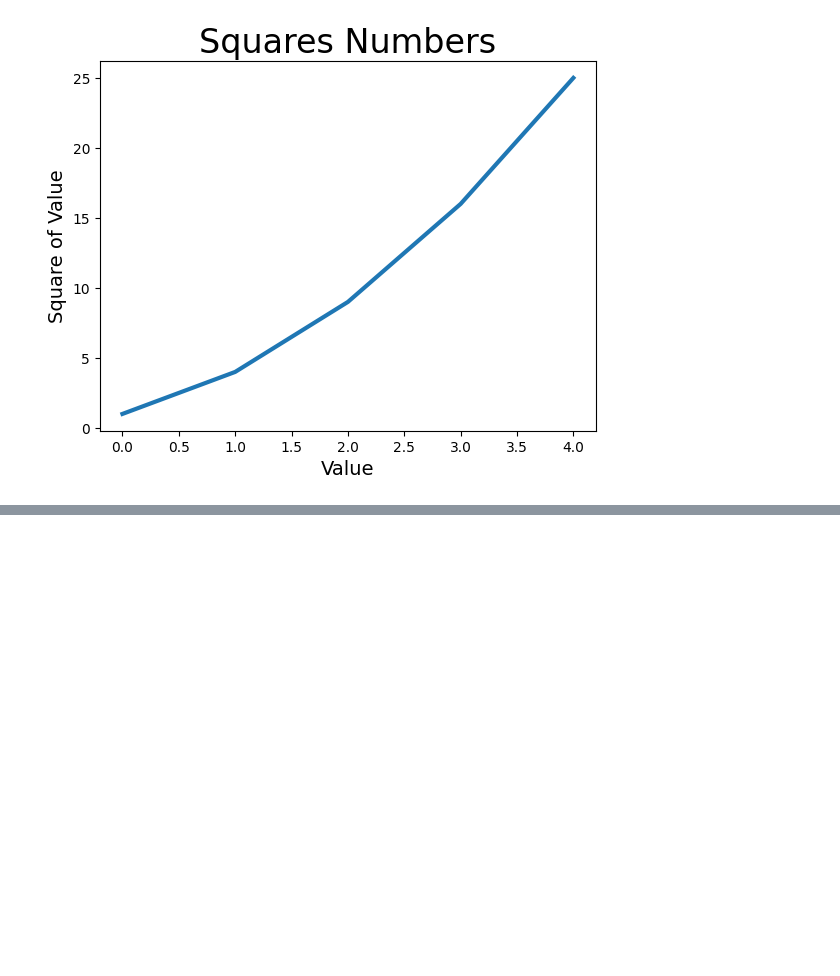
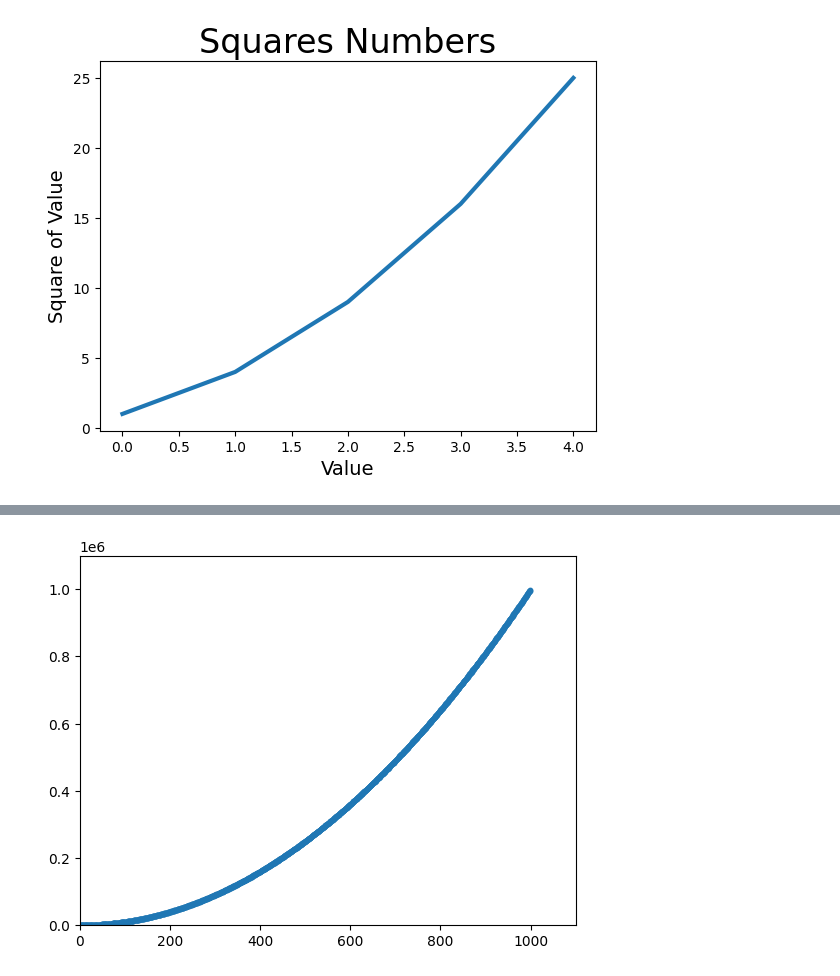
Before and after one commit to airlioner/data_analytics, a Jupyter notebook: Untitled0.ipynb, the cells around one changed output, grey strips where cells are left out. Saved outputs shown, nothing was run; the diff lists cells and outputs as text; code cells hidden in the pictures; blank space fills up the shorter version.

```diff
--- a/Untitled0.ipynb
+++ b/Untitled0.ipynb
@@ -16,0 +36,15 @@ plt.show
+# %%
+import matplotlib.pyplot as plt
+
+x_values = range(1, 1000)
+y_values = [x**2 for x in x_values]
+
+fig, ax = plt.subplots()
+ax.scatter(x_values, y_values, s=10)
+ax.axis([0, 1100, 0, 1100000])
+
+#save to file
+plt.savefig('squares_plot.png', bbox_inches='tight')
+plt.show()
+# %% [output]
+[figure, added]
```
Also changed, not shown: parts of 2 cells of this notebook.
